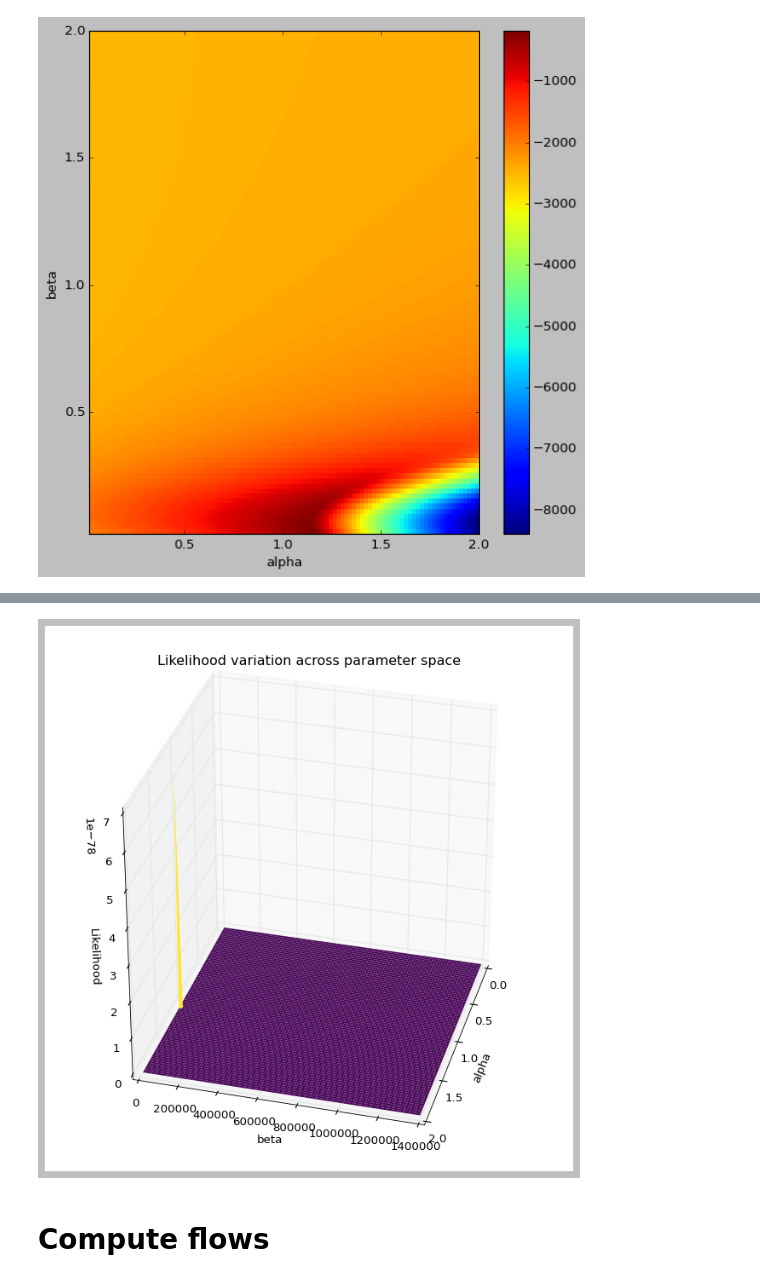
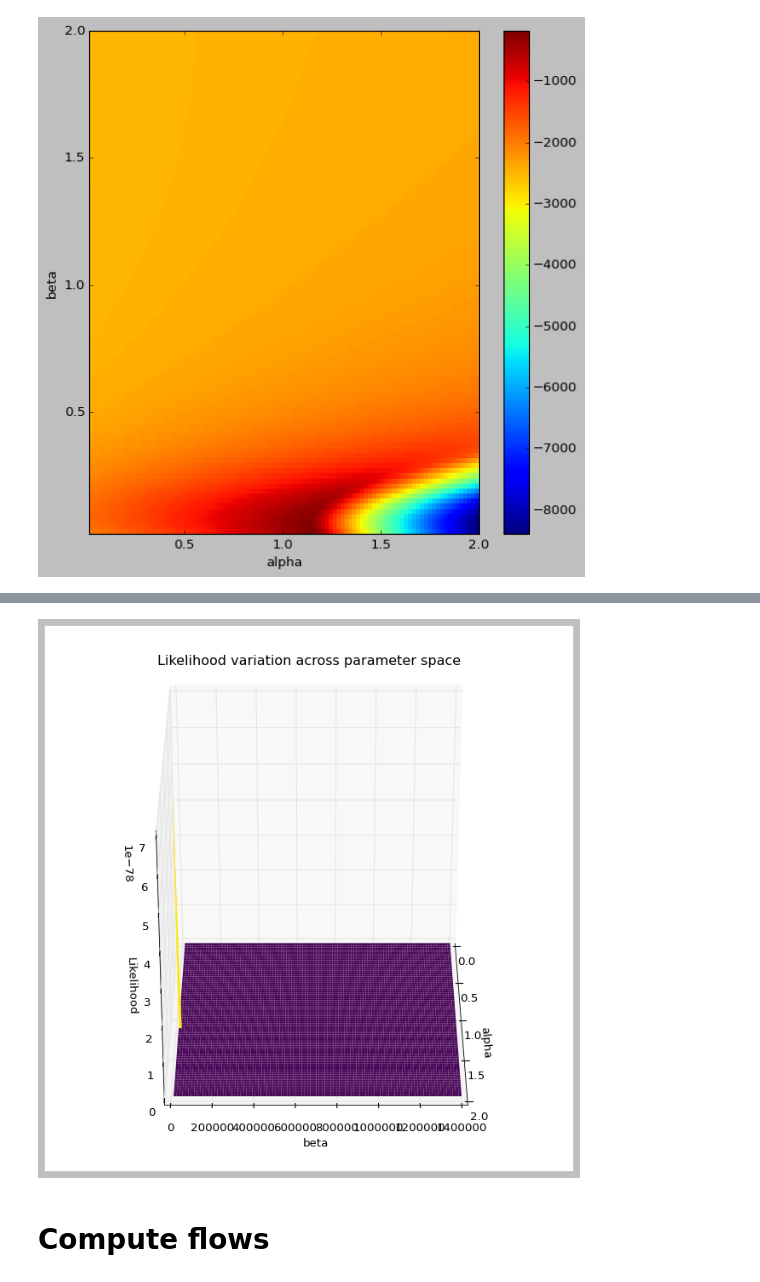
Before and after one commit to YannisZa/stochastic-travel-demand-modelling, a Jupyter notebook: notebooks/debugging_laplace_analysis.ipynb, the cells around one changed output, grey strips where cells are left out. Saved outputs shown, nothing was run; the diff lists cells and outputs as text; code cells hidden in the pictures.

```diff
--- a/notebooks/debugging_laplace_analysis.ipynb
+++ b/notebooks/debugging_laplace_analysis.ipynb
@@ -59,8 +62,8 @@ else:
 # %%
 # Import log-likelihood values
-log_likelihood_values = np.loadtxt(f'../data/output/{dataset}/laplace/{constrained}_laplace_analysis_gamma_{str(gamma)}.txt')
+log_likelihood_values = np.loadtxt(f'../data/output/{dataset}/laplace/{constrained}_laplace_analysis{cost_matrix_file_extension}_gamma_{str(gamma)}.txt')
 # Import log-likelihood search parameters
-with open(f'../data/output/{dataset}/laplace/figures/{constrained}_laplace_analysis_gamma_{str(gamma)}_parameters.json') as json_file:
+with open(f'../data/output/{dataset}/laplace/figures/{constrained}_laplace_analysis{cost_matrix_file_extension}_gamma_{str(gamma)}_parameters.json') as json_file:
     log_likelihood_value_params = json.load(json_file)
 
 amin = log_likelihood_value_params['amin']
@@ -304,17 +328,17 @@ fig.show()
 # %%
 # 3D plot
 fig = plt.figure(figsize=(10, 10))
 ax = plt.axes(projection='3d')
 ax.plot_surface(XX, YY, np.exp(log_likelihood_values), rstride=1, cstride=1,
                 cmap='viridis', edgecolor='none')
 ax.set_ylabel("beta")
 ax.set_xlabel("alpha")
 ax.set_zlabel("Likelihood")
 ax.set_title('Likelihood variation across parameter space')
 
-ax.view_init(30, 15)
+ax.view_init(30, 0)
 # %% [output]
-[figure, old version]
+[figure, new version]
 # %% [markdown]
 # Compute flows
 # %%
```
Also changed, not shown: parts of 8 cells of this notebook, 10 other files.
